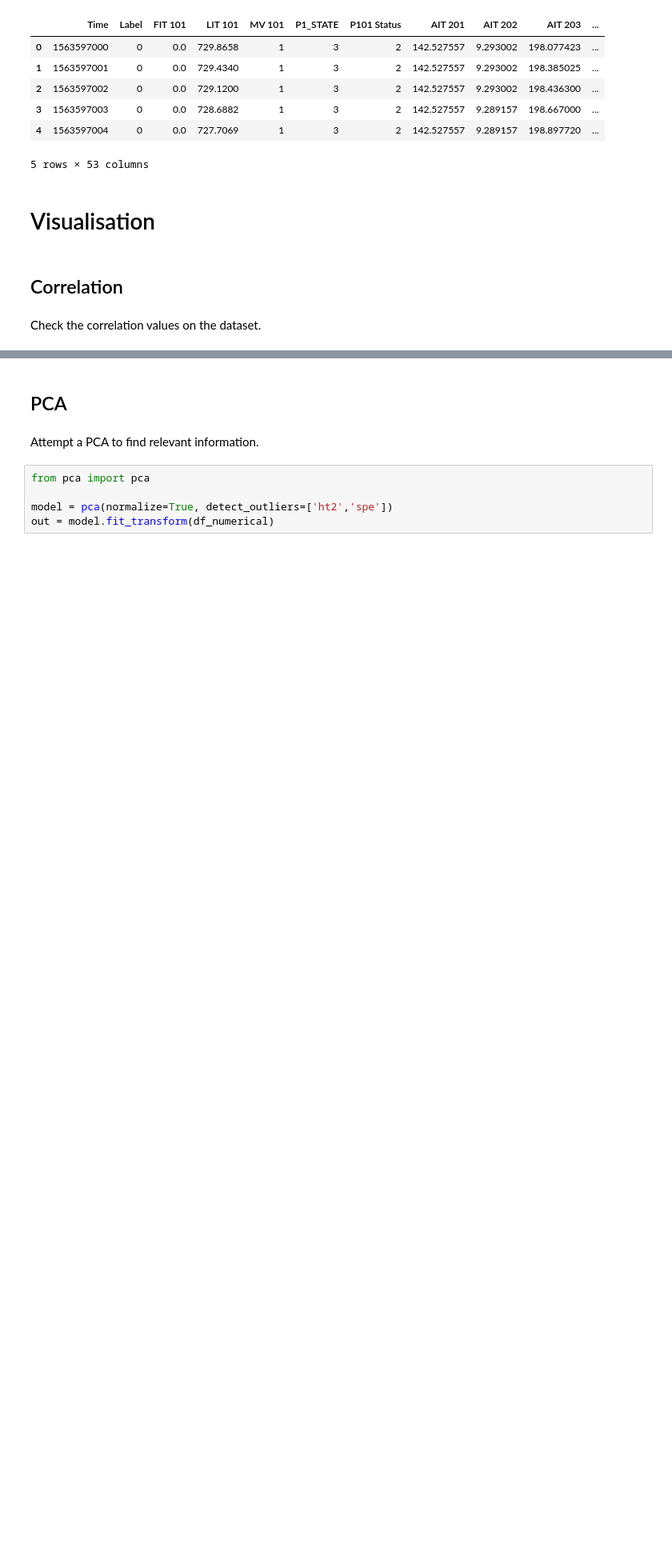
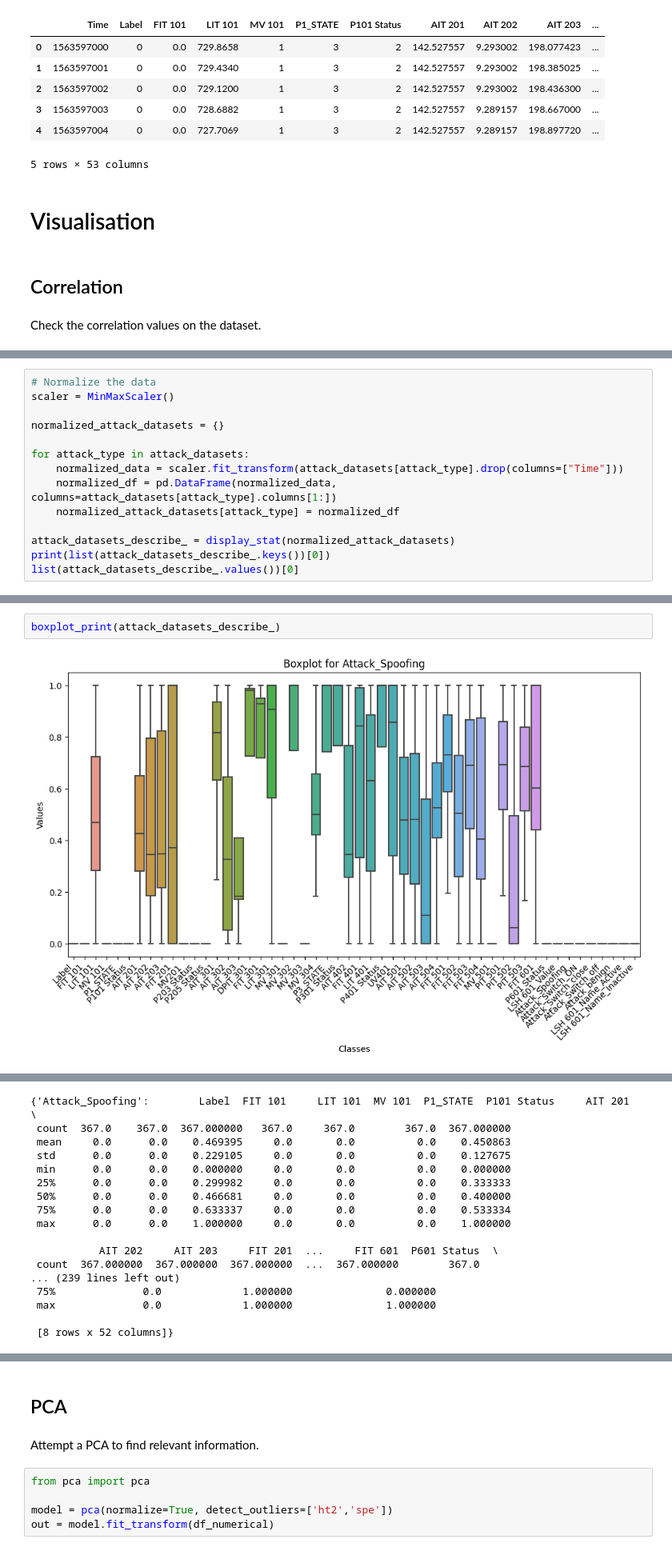
Before and after one commit to Josephine19-stack/secu_secu_secu, a Jupyter notebook: notebook.ipynb, the cells around one changed output, grey strips where cells are left out. Shown at 80% size. Drawn from its saved outputs; the diff is of its cells as text; blank space fills up the shorter version.

```diff
--- a/notebook.ipynb
+++ b/notebook.ipynb
@@ -134,0 +267,14 @@ ax.set_xticklabels(
+# %%
+# Normalize the data
+scaler = MinMaxScaler()
+
+normalized_attack_datasets = {}
+
+for attack_type in attack_datasets:
+    normalized_data = scaler.fit_transform(attack_datasets[attack_type].drop(columns=["Time"]))
+    normalized_df = pd.DataFrame(normalized_data, columns=attack_datasets[attack_type].columns[1:])
+    normalized_attack_datasets[attack_type] = normalized_df
+
+attack_datasets_describe_ = display_stat(normalized_attack_datasets)
+print(list(attack_datasets_describe_.keys())[0])
+list(attack_datasets_describe_.values())[0]
@@ -134,0 +293,4 @@ ax.set_xticklabels(
+# %%
+boxplot_print(attack_datasets_describe_)
+# %% [output]
+[figure, added]
@@ -134,0 +301,17 @@ ax.set_xticklabels(
+{'Attack_Spoofing':        Label  FIT 101     LIT 101  MV 101  P1_STATE  P101 Status     AIT 201  \
+ count  367.0    367.0  367.000000   367.0     367.0        367.0  367.000000
+ mean     0.0      0.0    0.469395     0.0       0.0          0.0    0.450863
+ std      0.0      0.0    0.229105     0.0       0.0          0.0    0.127675
+ min      0.0      0.0    0.000000     0.0       0.0          0.0    0.000000
+ 25%      0.0      0.0    0.299982     0.0       0.0          0.0    0.333333
+ 50%      0.0      0.0    0.466681     0.0       0.0          0.0    0.400000
+ 75%      0.0      0.0    0.633337     0.0       0.0          0.0    0.533334
+ max      0.0      0.0    1.000000     0.0       0.0          0.0    1.000000
+
+           AIT 202     AIT 203     FIT 201  ...     FIT 601  P601 Status  \
+ count  367.000000  367.000000  367.000000  ...  367.000000        367.0
+... (239 lines left out)
+ 75%              0.0             1.000000               0.000000
+ max              0.0             1.000000               1.000000
+
+ [8 rows x 52 columns]}
```
Also changed, not shown: parts of 15 cells of this notebook.
